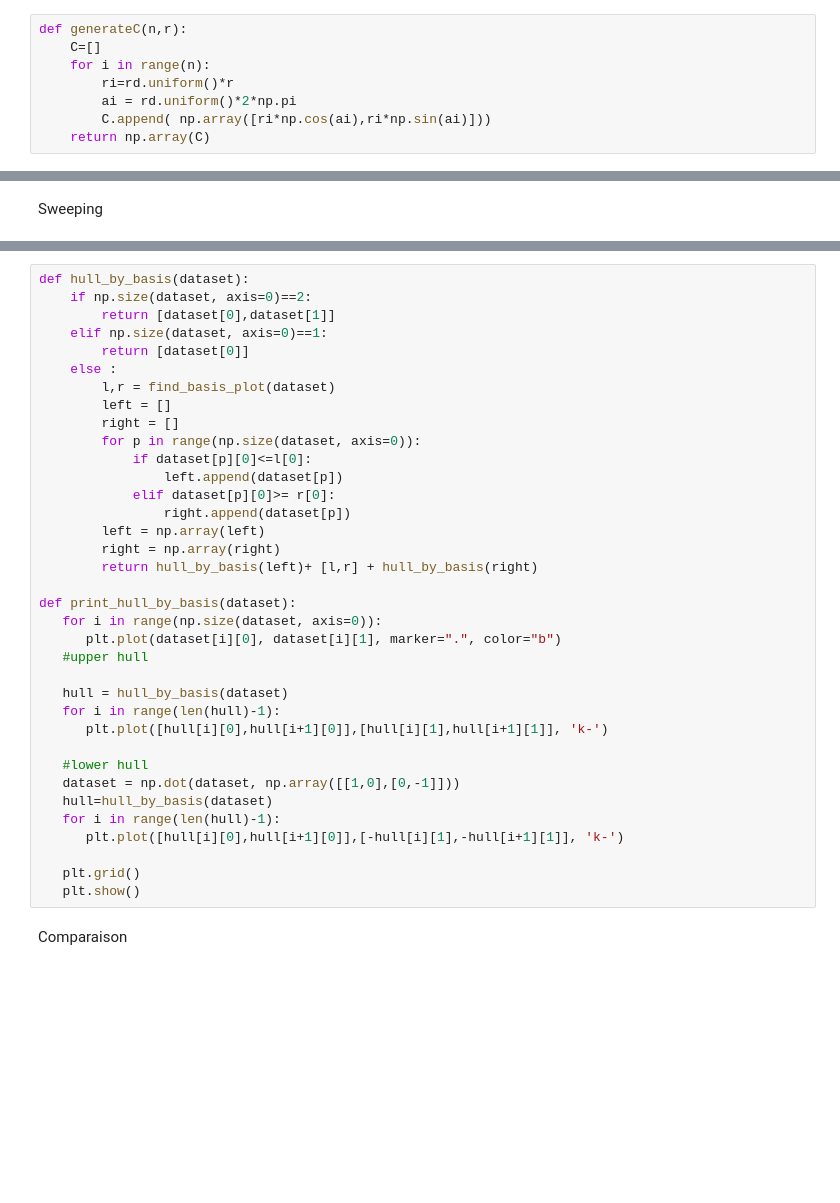
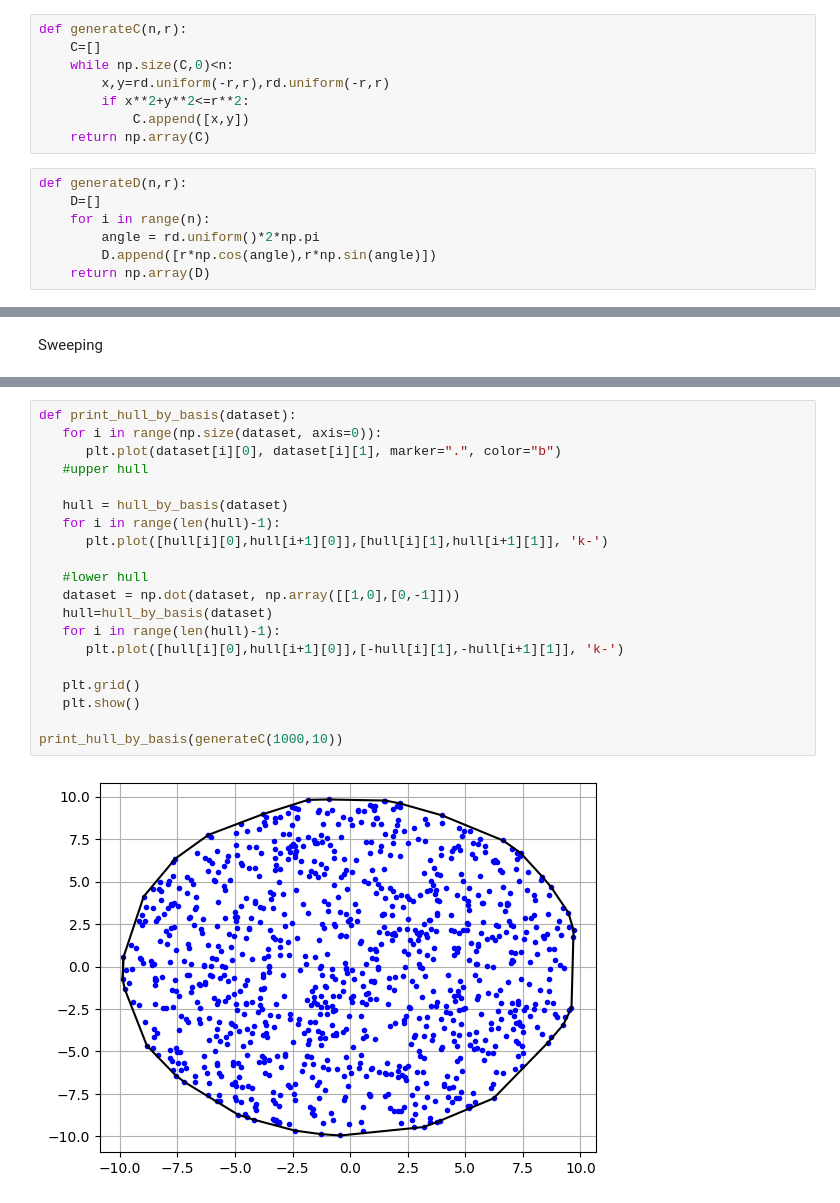
Before and after one commit to jacedoir/INF421_PI_Project, a Jupyter notebook: project.ipynb, the cells around one changed output, grey strips where cells are left out. Drawn from its saved outputs; the diff is of its cells as text; blank space fills up the shorter version.

```diff
--- a/project.ipynb
+++ b/project.ipynb
@@ -42,11 +41,18 @@ def generateA(n):
     # Shuffle the points
     np.random.shuffle(A)
     return A
+# %%
+def generateC(n,r):
+    C=[]
+    while np.size(C,0)<n:
+        x,y=rd.uniform(-r,r),rd.uniform(-r,r)
+        if x**2+y**2<=r**2:
+            C.append([x,y])
+    return np.array(C)
 # %%
-def generateC(n,r):
-    C=[]
+def generateD(n,r):
+    D=[]
     for i in range(n):
-        ri=rd.uniform()*r
-        ai = rd.uniform()*2*np.pi
-        C.append( np.array([ri*np.cos(ai),ri*np.sin(ai)]))
-    return np.array(C)
+        angle = rd.uniform()*2*np.pi
+        D.append([r*np.cos(angle),r*np.sin(angle)])
+    return np.array(D)
@@ -236,38 +384,22 @@ def print_find_basis(dataset):
 # %%
-def hull_by_basis(dataset):
-    if np.size(dataset, axis=0)==2:
-        return [dataset[0],dataset[1]]
-    elif np.size(dataset, axis=0)==1:
-        return [dataset[0]]
-    else :
-        l,r = find_basis_plot(dataset)
-        left = []
-        right = []
-        for p in range(np.size(dataset, axis=0)):
-            if dataset[p][0]<=l[0]:
-                left.append(dataset[p])
-            elif dataset[p][0]>= r[0]:
-                right.append(dataset[p])
-        left = np.array(left)
-        right = np.array(right)
-        return hull_by_basis(left)+ [l,r] + hull_by_basis(right)
-
 def print_hull_by_basis(dataset):
    for i in range(np.size(dataset, axis=0)):
       plt.plot(dataset[i][0], dataset[i][1], marker=".", color="b")
    #upper hull
 
    hull = hull_by_basis(dataset)
    for i in range(len(hull)-1):
       plt.plot([hull[i][0],hull[i+1][0]],[hull[i][1],hull[i+1][1]], 'k-')
 
    #lower hull
    dataset = np.dot(dataset, np.array([[1,0],[0,-1]]))
    hull=hull_by_basis(dataset)
    for i in range(len(hull)-1):
       plt.plot([hull[i][0],hull[i+1][0]],[-hull[i][1],-hull[i+1][1]], 'k-')
 
    plt.grid()
    plt.show()
+
+print_hull_by_basis(generateC(1000,10))
+# %% [output]
+[figure, added]
-# %% [markdown]
-Comparaison
```
Also changed, not shown: parts of 28 cells of this notebook.
